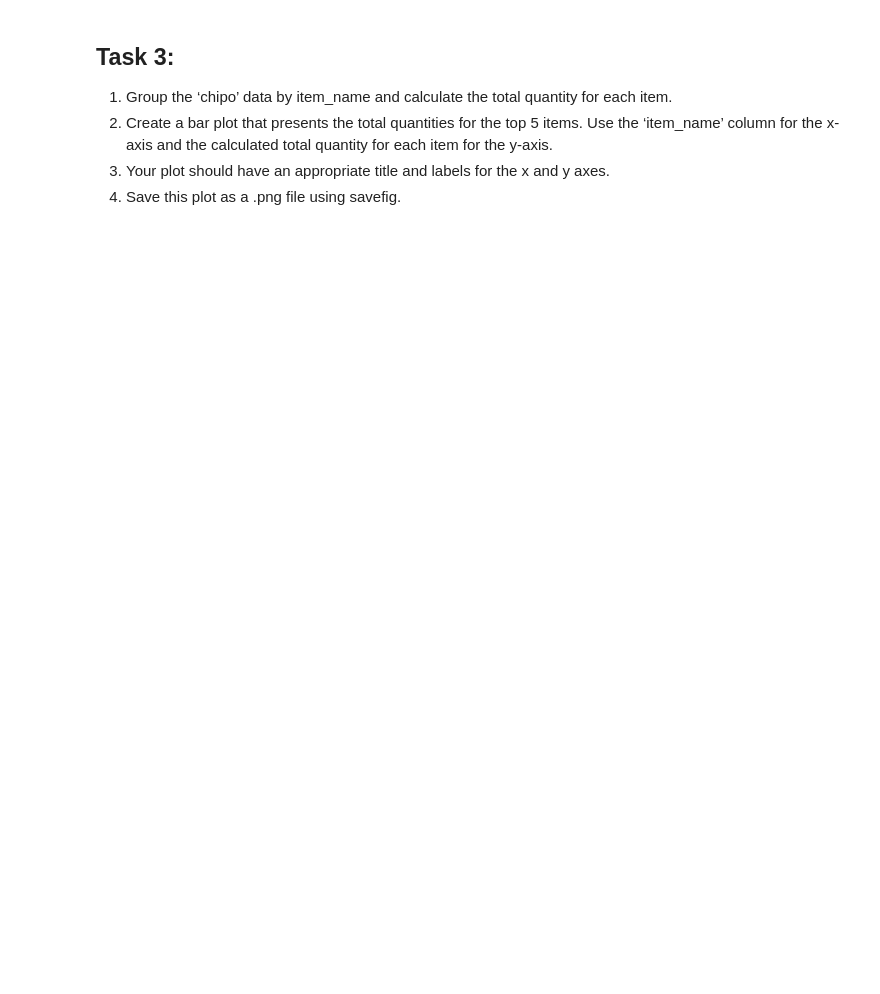
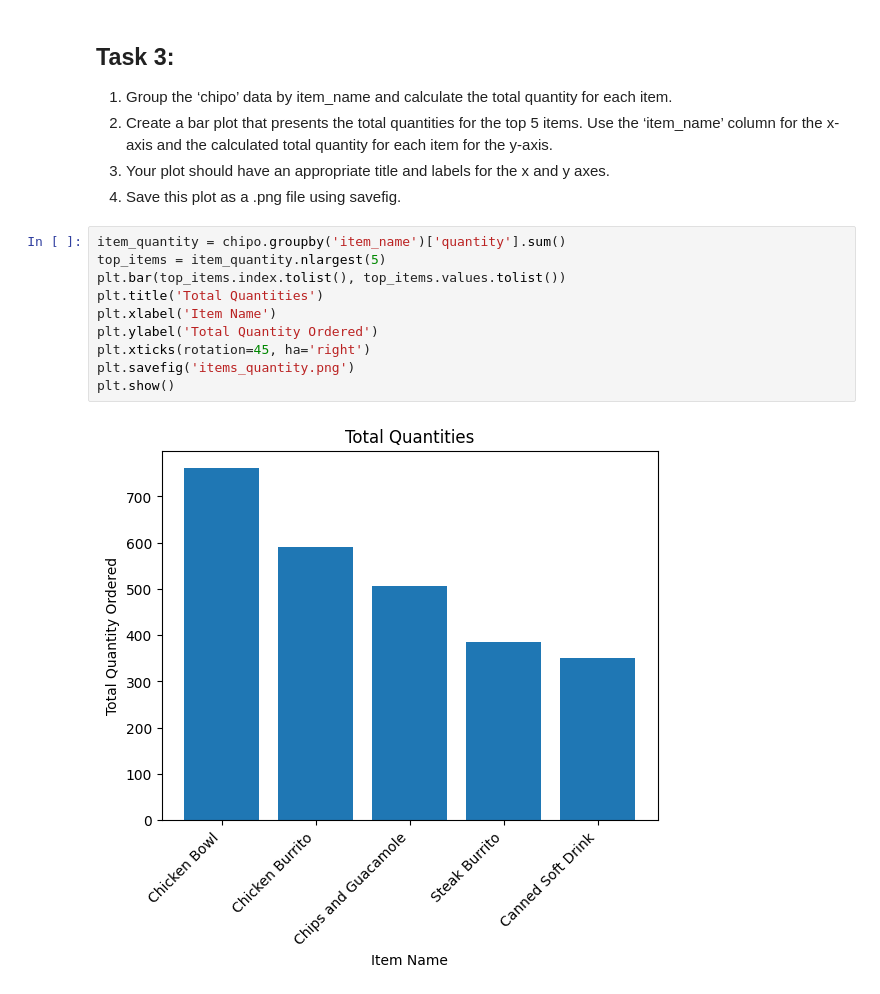
Before and after one commit to Vyachowski/DI_Bootcamp, a Jupyter notebook: week_5/day_3/daily_challenge/daily.ipynb, the cells around one changed output. Drawn from its saved outputs; the diff is of its cells as text; blank space fills up the shorter version.

```diff
--- a/week_5/day_3/daily_challenge/daily.ipynb
+++ b/week_5/day_3/daily_challenge/daily.ipynb
@@ -43,3 +43,15 @@ plt.show()
 2. Create a bar plot that presents the total quantities for the top 5 items. Use the ‘item_name’ column for the x-axis and the calculated total quantity for each item for the y-axis.
 3. Your plot should have an appropriate title and labels for the x and y axes.
 4. Save this plot as a .png file using savefig.
+# %%
+item_quantity = chipo.groupby('item_name')['quantity'].sum()
+top_items = item_quantity.nlargest(5)
+plt.bar(top_items.index.tolist(), top_items.values.tolist())
+plt.title('Total Quantities')
+plt.xlabel('Item Name')
+plt.ylabel('Total Quantity Ordered')
+plt.xticks(rotation=45, ha='right')
+plt.savefig('items_quantity.png')
+plt.show()
+# %% [output]
+[figure, added]
```
Also changed, not shown: parts of 1 cell of this notebook, 1 other file.
